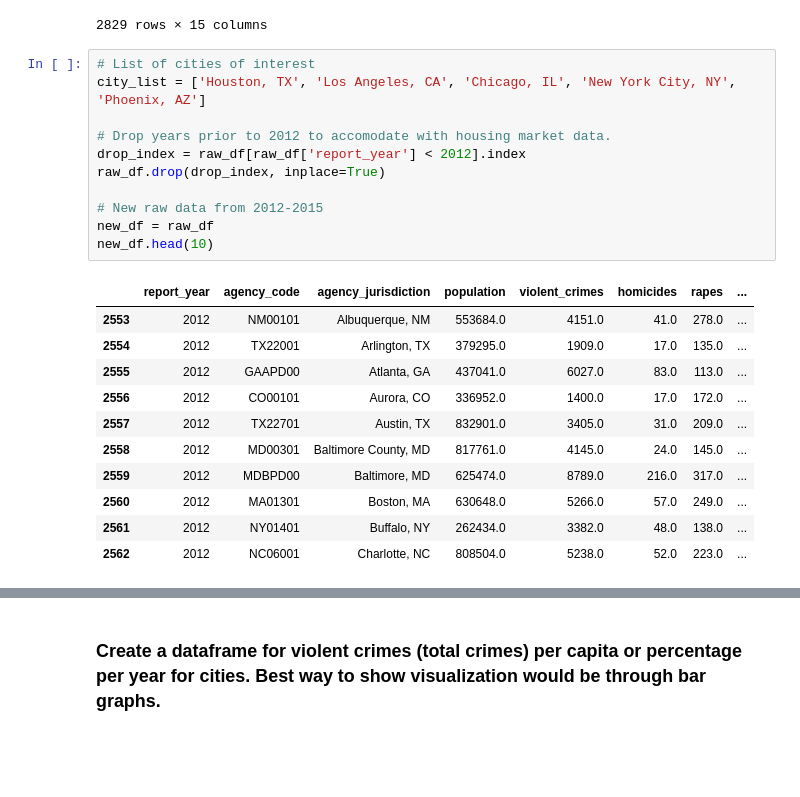
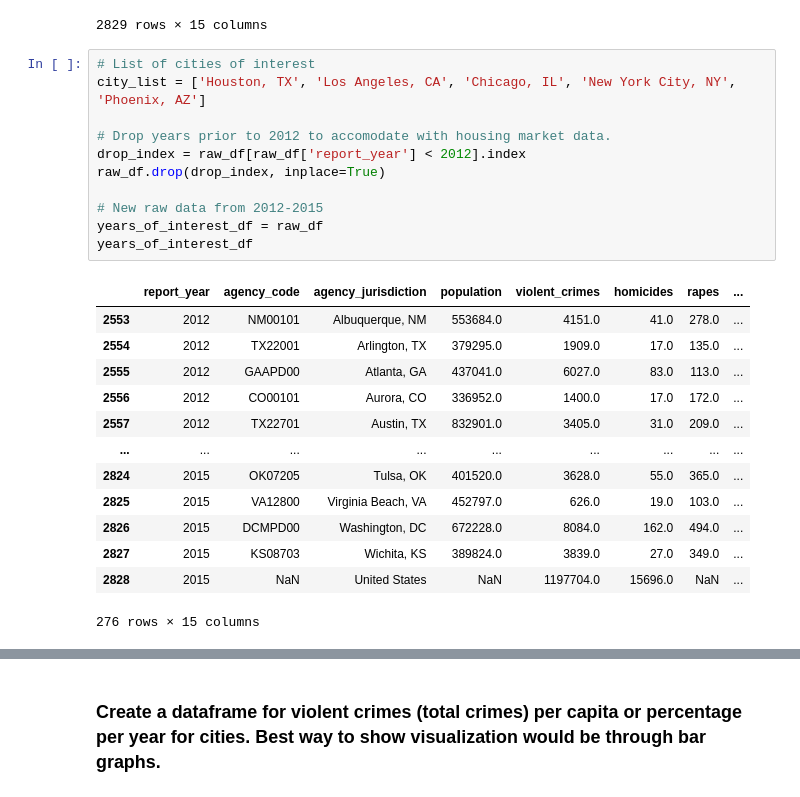
Before and after one commit to andresocorro/project_1, a Jupyter notebook: src_files/CrimeData.ipynb, the cells around one changed output, grey strips where cells are left out. Saved outputs shown, nothing was run; the diff lists cells and outputs as text; blank space fills up the shorter version.

```diff
--- a/src_files/CrimeData.ipynb
+++ b/src_files/CrimeData.ipynb
@@ -23,23 +23,25 @@ raw_df
 # %%
 # List of cities of interest
 city_list = ['Houston, TX', 'Los Angeles, CA', 'Chicago, IL', 'New York City, NY', 'Phoenix, AZ']
 
 # Drop years prior to 2012 to accomodate with housing market data.
 drop_index = raw_df[raw_df['report_year'] < 2012].index
 raw_df.drop(drop_index, inplace=True)
 
 # New raw data from 2012-2015
-new_df = raw_df
-new_df.head(10)
+years_of_interest_df = raw_df
+years_of_interest_df
 # %% [output]
 |  | report_year | agency_code | agency_jurisdiction | population | violent_crimes | homicides | rapes | ... |
 | 2553 | 2012 | NM00101 | Albuquerque, NM | 553684.0 | 4151.0 | 41.0 | 278.0 | ... |
 | 2554 | 2012 | TX22001 | Arlington, TX | 379295.0 | 1909.0 | 17.0 | 135.0 | ... |
 | 2555 | 2012 | GAAPD00 | Atlanta, GA | 437041.0 | 6027.0 | 83.0 | 113.0 | ... |
 | 2556 | 2012 | CO00101 | Aurora, CO | 336952.0 | 1400.0 | 17.0 | 172.0 | ... |
 | 2557 | 2012 | TX22701 | Austin, TX | 832901.0 | 3405.0 | 31.0 | 209.0 | ... |
-| 2558 | 2012 | MD00301 | Baltimore County, MD | 817761.0 | 4145.0 | 24.0 | 145.0 | ... |
-| 2559 | 2012 | MDBPD00 | Baltimore, MD | 625474.0 | 8789.0 | 216.0 | 317.0 | ... |
-| 2560 | 2012 | MA01301 | Boston, MA | 630648.0 | 5266.0 | 57.0 | 249.0 | ... |
-| 2561 | 2012 | NY01401 | Buffalo, NY | 262434.0 | 3382.0 | 48.0 | 138.0 | ... |
-| 2562 | 2012 | NC06001 | Charlotte, NC | 808504.0 | 5238.0 | 52.0 | 223.0 | ... |
+| ... | ... | ... | ... | ... | ... | ... | ... | ... |
+| 2824 | 2015 | OK07205 | Tulsa, OK | 401520.0 | 3628.0 | 55.0 | 365.0 | ... |
+| 2825 | 2015 | VA12800 | Virginia Beach, VA | 452797.0 | 626.0 | 19.0 | 103.0 | ... |
+| 2826 | 2015 | DCMPD00 | Washington, DC | 672228.0 | 8084.0 | 162.0 | 494.0 | ... |
+| 2827 | 2015 | KS08703 | Wichita, KS | 389824.0 | 3839.0 | 27.0 | 349.0 | ... |
+| 2828 | 2015 | NaN | United States | NaN | 1197704.0 | 15696.0 | NaN | ... |
+276 rows × 15 columns
```
Also changed, not shown: parts of 2 cells of this notebook, 25 other files.
